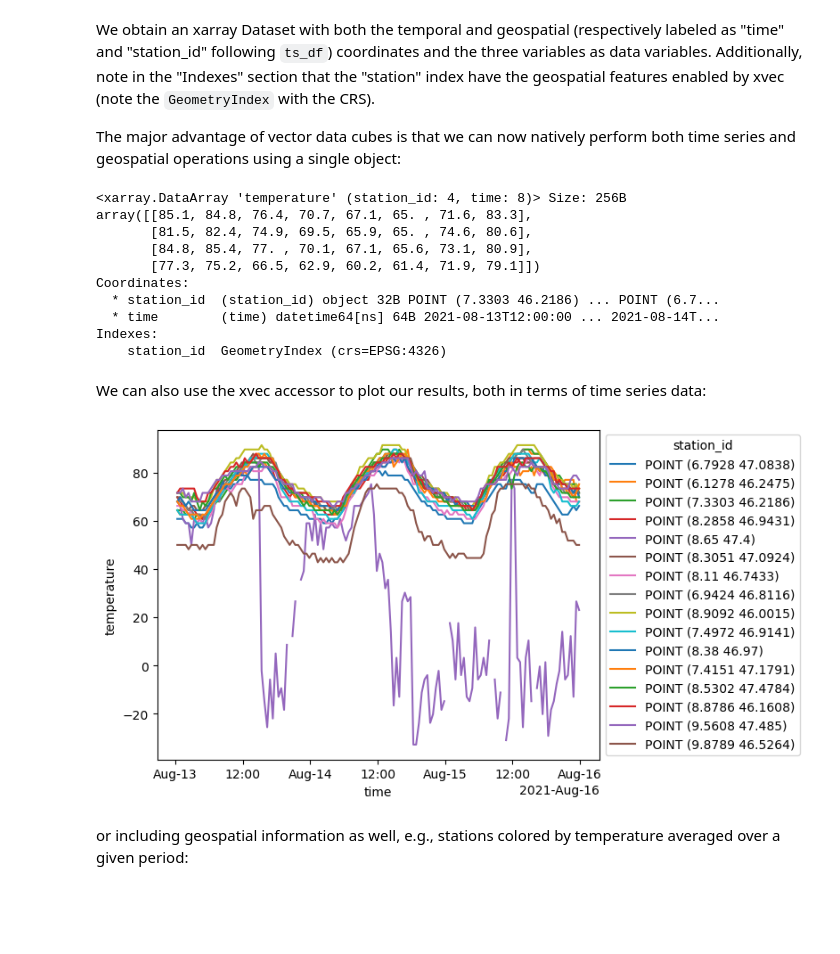
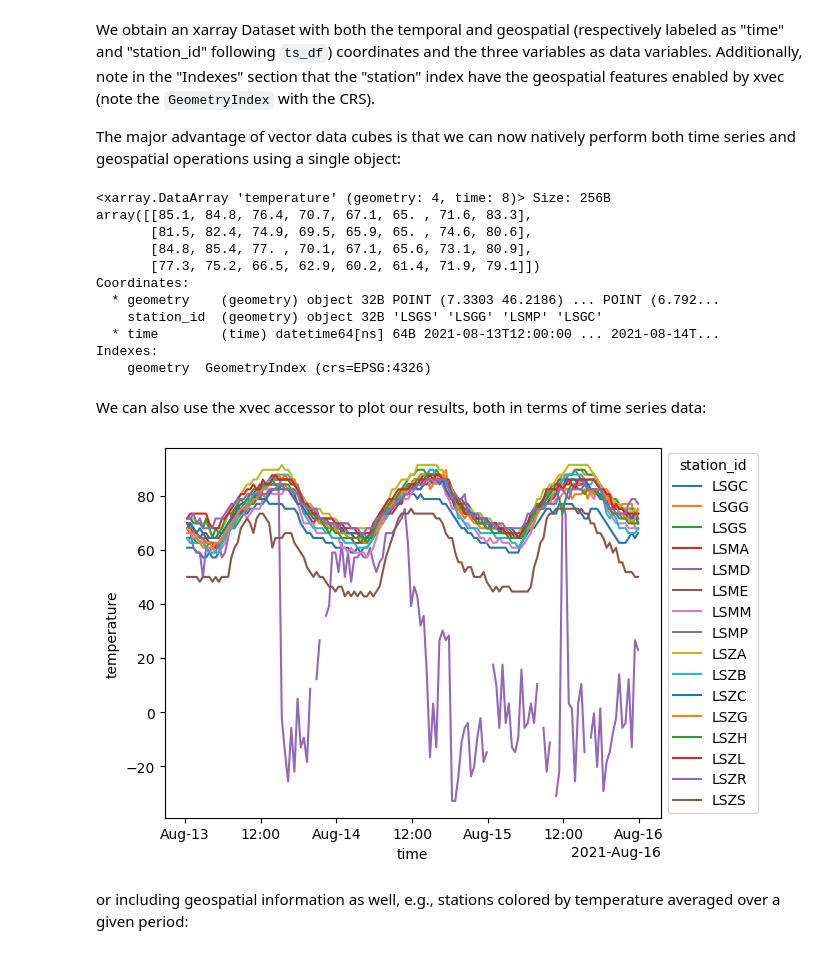
Before and after one commit to martibosch/meteora, a Jupyter notebook: docs/user-guide/data-structures.ipynb, the cells around one changed output. Saved outputs shown, nothing was run; the diff lists cells and outputs as text; code cells hidden in the pictures; blank space fills up the shorter version.

Commit message:
feat: add station ids as dimensionless coords in vector data cubes

```diff
--- a/docs/user-guide/data-structures.ipynb
+++ b/docs/user-guide/data-structures.ipynb
@@ -230,29 +231,30 @@ We obtain an xarray Dataset with both the temporal and geospatial (respectively
 
 The major advantage of vector data cubes is that we can now natively perform both time series and geospatial operations using a single object:
 # %%
-ts_cube["temperature"].sel(station_id=extent_geom, method="intersects").sel(
+ts_cube["temperature"].sel(geometry=extent_geom, method="intersects").sel(
     time=slice("2021-08-13 12:00:00", "2021-08-14 12:00:00")
 ).resample(time="3h").mean()
 # %% [output]
-<xarray.DataArray 'temperature' (station_id: 4, time: 8)> Size: 256B
+<xarray.DataArray 'temperature' (geometry: 4, time: 8)> Size: 256B
 array([[85.1, 84.8, 76.4, 70.7, 67.1, 65. , 71.6, 83.3],
        [81.5, 82.4, 74.9, 69.5, 65.9, 65. , 74.6, 80.6],
        [84.8, 85.4, 77. , 70.1, 67.1, 65.6, 73.1, 80.9],
        [77.3, 75.2, 66.5, 62.9, 60.2, 61.4, 71.9, 79.1]])
 Coordinates:
-  * station_id  (station_id) object 32B POINT (7.3303 46.2186) ... POINT (6.7...
+  * geometry    (geometry) object 32B POINT (7.3303 46.2186) ... POINT (6.792...
+    station_id  (geometry) object 32B 'LSGS' 'LSGG' 'LSMP' 'LSGC'
   * time        (time) datetime64[ns] 64B 2021-08-13T12:00:00 ... 2021-08-14T...
 Indexes:
-    station_id  GeometryIndex (crs=EPSG:4326)
+    geometry  GeometryIndex (crs=EPSG:4326)
 # %% [markdown]
 We can also use the xvec accessor to plot our results, both in terms of time series data:
 # %%
 # assign_coords(station=ts_df.index.get_level_values("station").unique())
 fig, ax = plt.subplots()
-ts_cube["temperature"].plot.line(x="time", add_legend=True, ax=ax)
+ts_cube["temperature"].plot.line(x="time", hue="station_id", add_legend=True, ax=ax)
 sns.move_legend(ax, loc="center left", bbox_to_anchor=(1, 0.5))
 # %% [output]
-[figure, old version]
+[figure, new version]
 # %% [markdown]
 or including geospatial information as well, e.g., stations colored by temperature averaged over a given period:
 # %%
```
Also changed, not shown: parts of 3 cells of this notebook, 3 other files.
